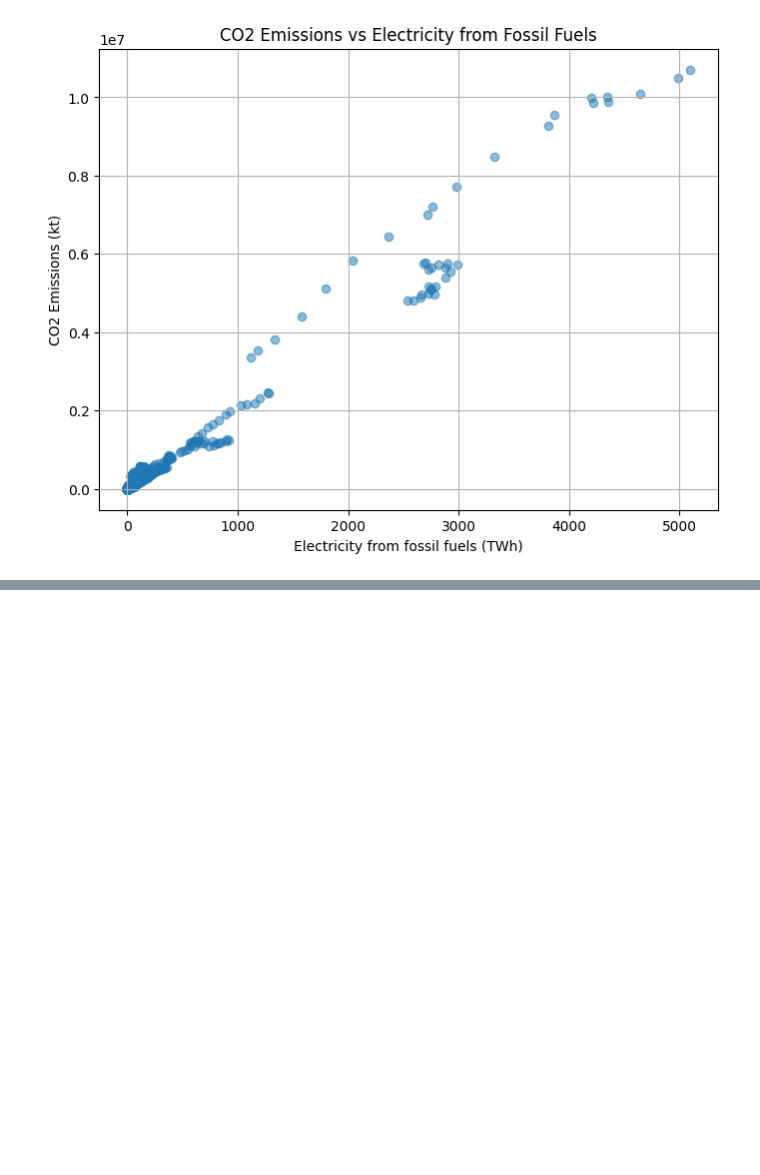
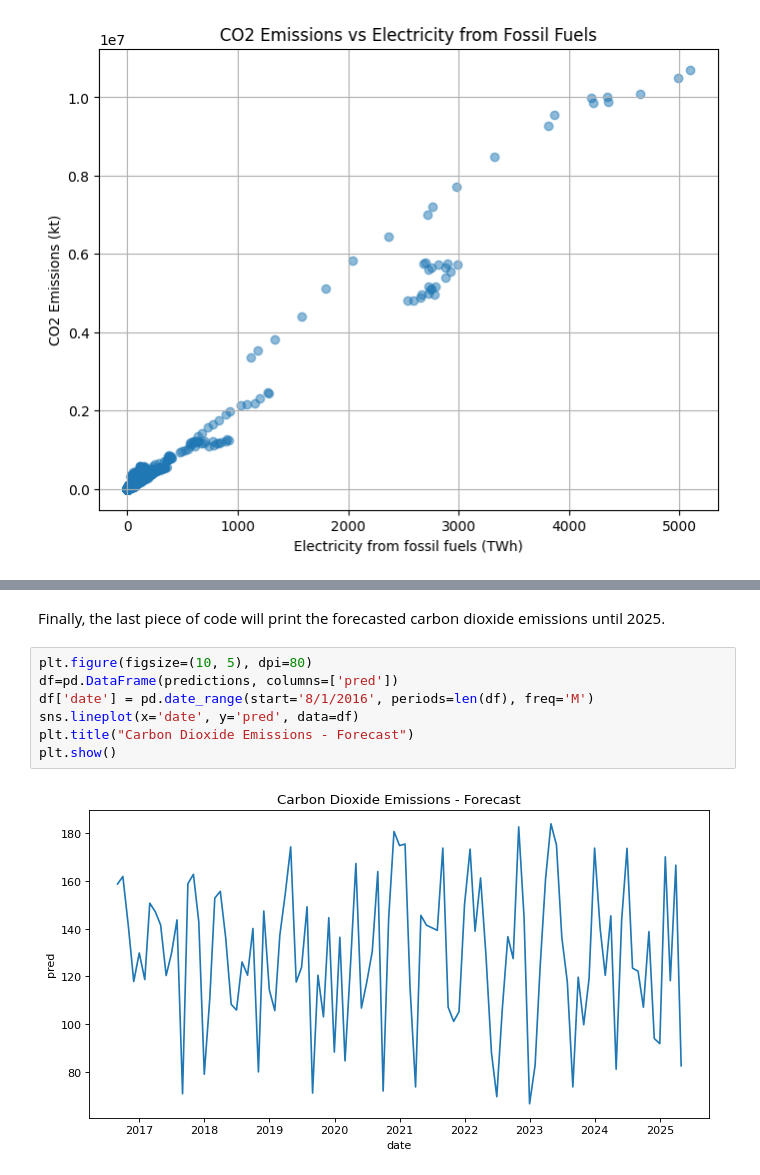
Before and after one commit to IT4063C-Fall23/final-project-Abuerrdg, a Jupyter notebook: source.ipynb, the cells around one changed output, grey strips where cells are left out. Cells and saved outputs as stored; diff of their text form; blank space fills up the shorter version.

```diff
--- a/source.ipynb
+++ b/source.ipynb
@@ -343,0 +464,11 @@ X_train, X_test, y_train, y_test = train_test_split(X, y, test_size=0.3, random_
+# %% [markdown]
+Finally, the last piece of code will print the forecasted carbon dioxide emissions until 2025.
+# %%
+plt.figure(figsize=(10, 5), dpi=80)
+df=pd.DataFrame(predictions, columns=['pred'])
+df['date'] = pd.date_range(start='8/1/2016', periods=len(df), freq='M')
+sns.lineplot(x='date', y='pred', data=df)
+plt.title("Carbon Dioxide Emissions - Forecast")
+plt.show()
+# %% [output]
+[figure, added]
```
Also changed, not shown: parts of 64 cells of this notebook, 1 other file.
